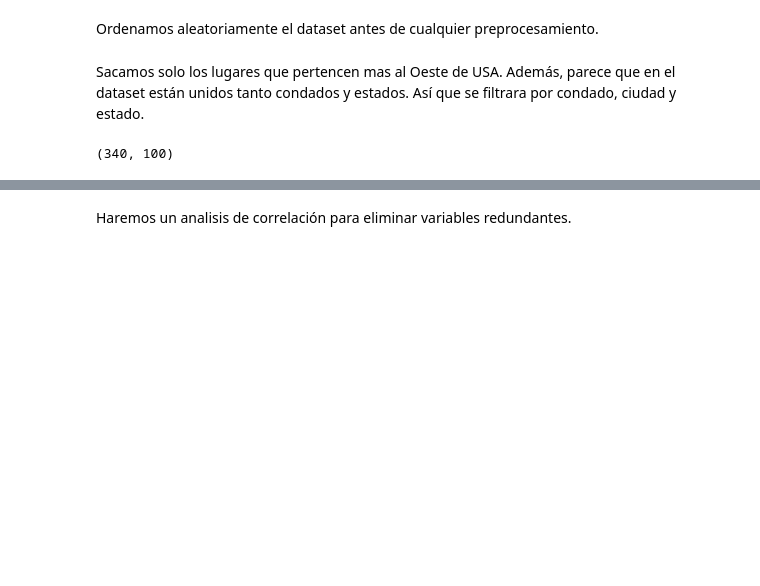
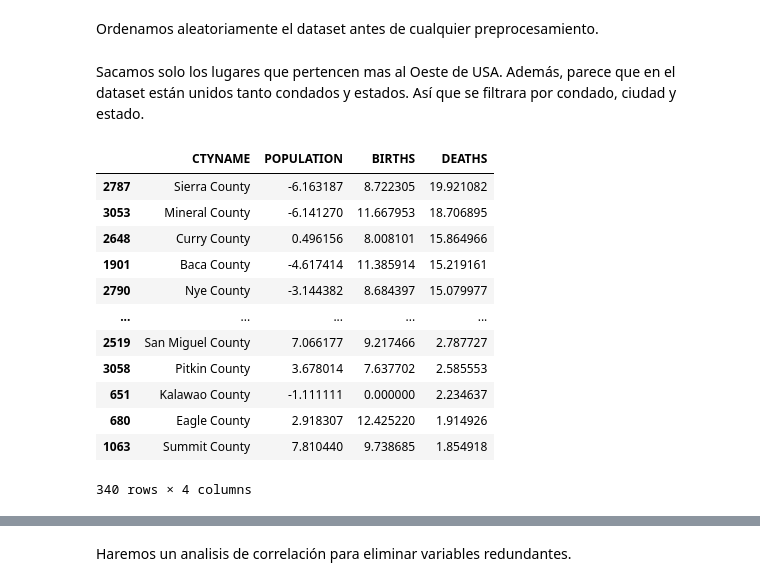
Before and after one commit to Straver00/MP02, a Jupyter notebook: E3_Tema3.ipynb, the cells around one changed output, grey strips where cells are left out. Drawn from its saved outputs; the diff is of its cells as text; code cells hidden in the pictures; blank space fills up the shorter version.

```diff
--- a/E3_Tema3.ipynb
+++ b/E3_Tema3.ipynb
@@ -83,4 +71,43 @@ county_west_census = west_census[west_census['SUMLEV'] == 50]
-# %%
-county_west_census.shape
-# %% [output]
-(340, 100)
+# %%
+west_states = [
+    'Hawaii', 'Washington', 'Oregon', 'Idaho', 'California',
+    'Nevada', 'Utah', 'Arizona', 'Colorado', 'New Mexico'
+]
+
+#
+west_census = census_df[census_df['STNAME'].isin(west_states)]
+#Estados
+state_west_census = west_census[west_census['SUMLEV'] == 40]
+#Condados
+county_west_census = west_census[west_census['SUMLEV'] == 50]
+#Obtenemos la tasa de cambio de la población
+county_west_census = county_west_census[['CTYNAME','POPESTIMATE2010', 'POPESTIMATE2015', 'RBIRTH2011', 'RBIRTH2012', 'RBIRTH2013', 'RBIRTH2014', 'RBIRTH2015', 'RDEATH2011', 'RDEATH2012', 'RDEATH2013', 'RDEATH2014', 'RDEATH2015']]
+county_west_census = county_west_census.dropna()
+county_west_census['POPULATION'] = (county_west_census['POPESTIMATE2015'] - county_west_census['POPESTIMATE2010'])/county_west_census['POPESTIMATE2010']*100
+#Promediamos la tasa de natalidad y mortalidad
+county_west_census['BIRTHS'] = county_west_census[['RBIRTH2011', 'RBIRTH2012', 'RBIRTH2013', 'RBIRTH2014','RBIRTH2015']].mean(axis=1)
+county_west_census['DEATHS'] = county_west_census[['RDEATH2011', 'RDEATH2012', 'RDEATH2013', 'RDEATH2014', 'RDEATH2015']].mean(axis=1)
+county_west_census = county_west_census[['CTYNAME','POPULATION', 'BIRTHS', 'DEATHS']]
+#ordenamos los datos
+county_west_census = county_west_census.sort_values(by='DEATHS', ascending=False)
+county_west_census_filtered = county_west_census[['POPULATION', 'BIRTHS', 'DEATHS']]
+#Normalizamos los datos
+scaler = preprocessing.StandardScaler()
+county_west_census = scaler.fit_transform(county_west_census_filtered)
+county_west_census = pd.DataFrame(county_west_census, columns=['POPULATION', 'BIRTHS', 'DEATHS'])
+#county_west_census
+county_west_census
+# %% [output]
+|  | CTYNAME | POPULATION | BIRTHS | DEATHS |
+| 2787 | Sierra County | -6.163187 | 8.722305 | 19.921082 |
+| 3053 | Mineral County | -6.141270 | 11.667953 | 18.706895 |
+| 2648 | Curry County | 0.496156 | 8.008101 | 15.864966 |
+| 1901 | Baca County | -4.617414 | 11.385914 | 15.219161 |
+| 2790 | Nye County | -3.144382 | 8.684397 | 15.079977 |
+| ... | ... | ... | ... | ... |
+| 2519 | San Miguel County | 7.066177 | 9.217466 | 2.787727 |
+| 3058 | Pitkin County | 3.678014 | 7.637702 | 2.585553 |
+| 651 | Kalawao County | -1.111111 | 0.000000 | 2.234637 |
+| 680 | Eagle County | 2.918307 | 12.425220 | 1.914926 |
+| 1063 | Summit County | 7.810440 | 9.738685 | 1.854918 |
+340 rows × 4 columns
```
Also changed, not shown: parts of 19 cells of this notebook.
